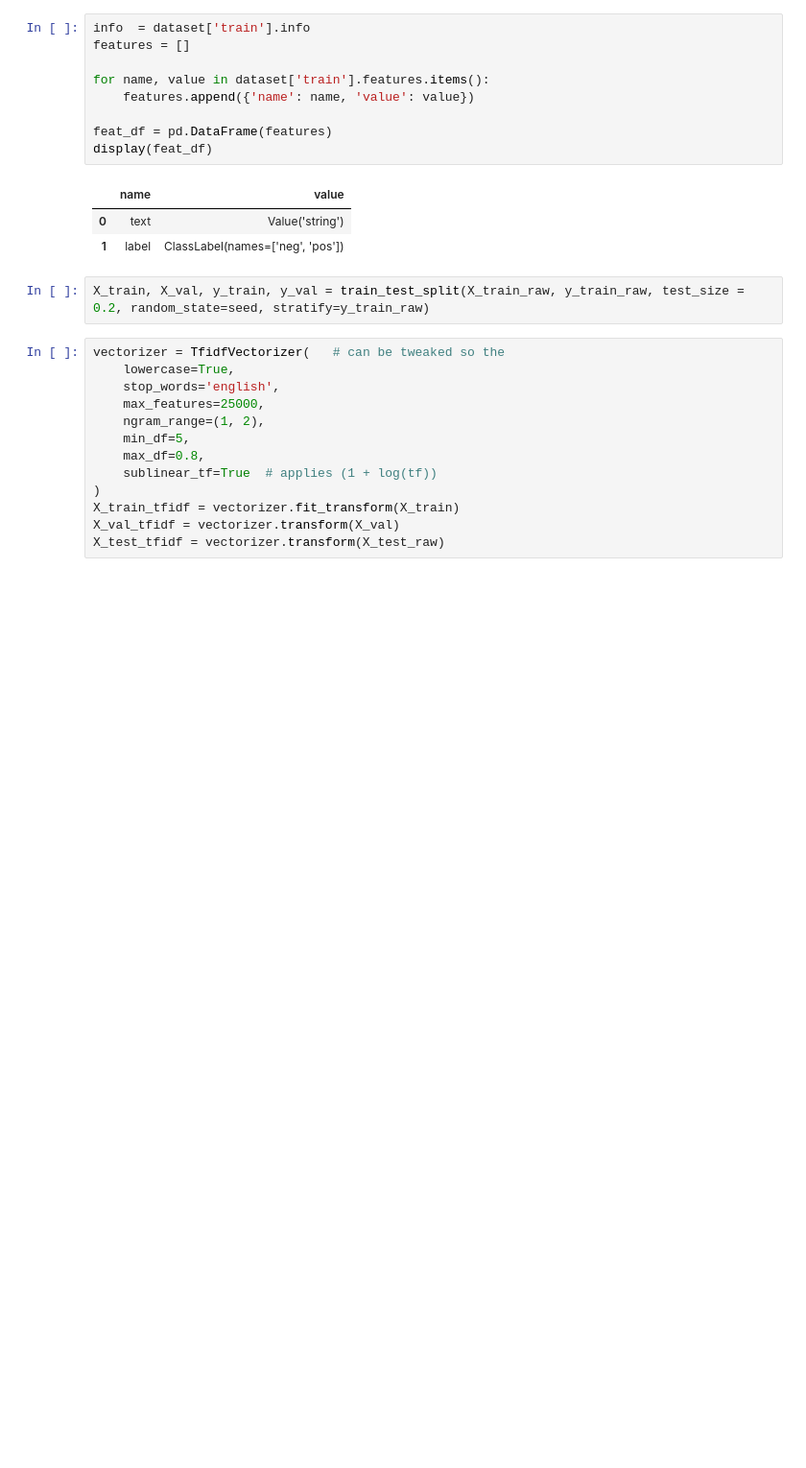
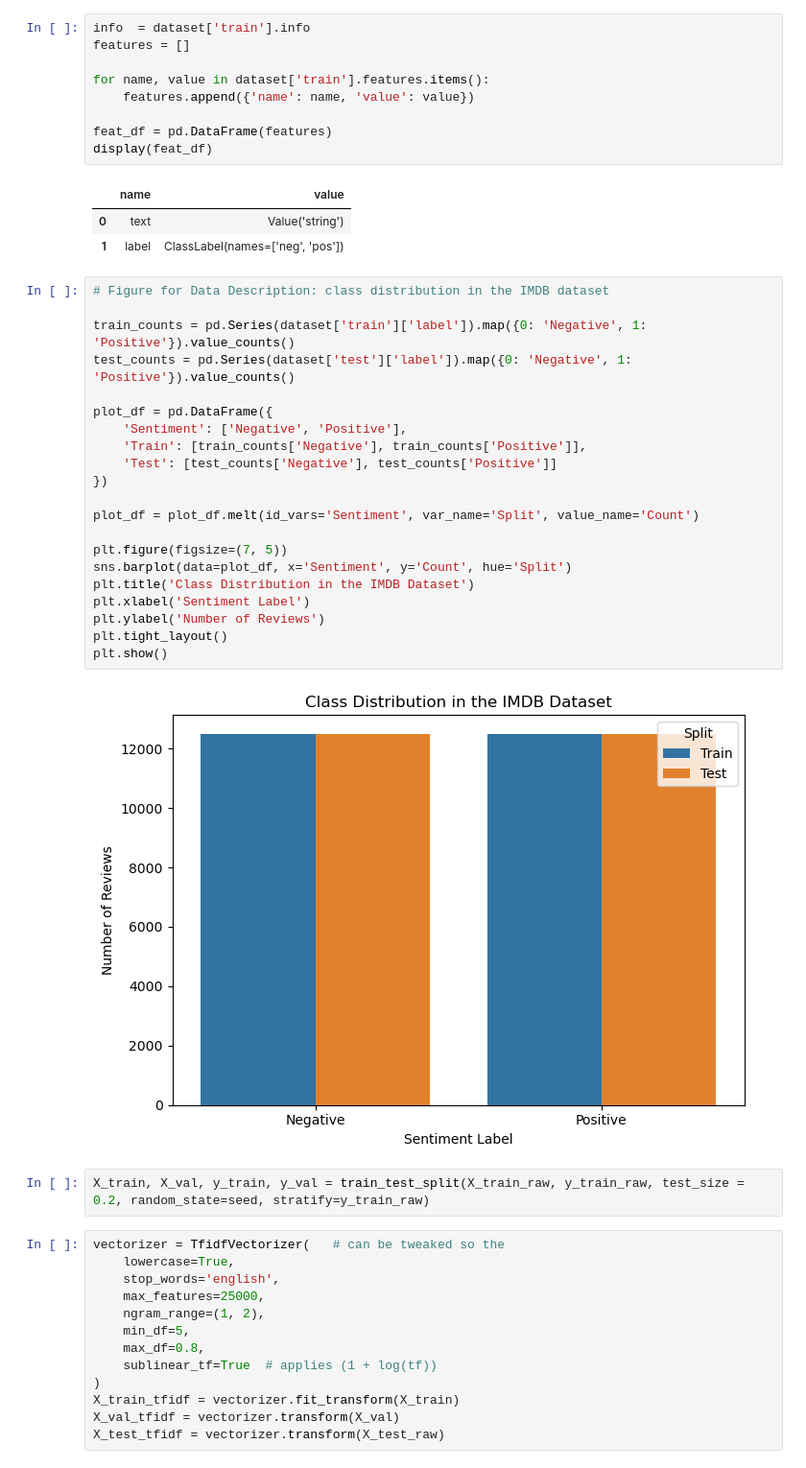
Before and after one commit to myn13/imdb-moview-review-analysis, a Jupyter notebook: imdb-analysis.ipynb, the cells around one changed output. Shown at 96% size. Drawn from its saved outputs; the diff is of its cells as text; blank space fills up the shorter version.

Commit message:
added dataset visualization figure for report

```diff
--- a/imdb-analysis.ipynb
+++ b/imdb-analysis.ipynb
@@ -109,6 +109,29 @@ display(feat_df)
 |  | name | value |
 | 0 | text | Value('string') |
 | 1 | label | ClassLabel(names=['neg', 'pos']) |
+# %%
+# Figure for Data Description: class distribution in the IMDB dataset
+
+train_counts = pd.Series(dataset['train']['label']).map({0: 'Negative', 1: 'Positive'}).value_counts()
+test_counts = pd.Series(dataset['test']['label']).map({0: 'Negative', 1: 'Positive'}).value_counts()
+
+plot_df = pd.DataFrame({
+    'Sentiment': ['Negative', 'Positive'],
+    'Train': [train_counts['Negative'], train_counts['Positive']],
+    'Test': [test_counts['Negative'], test_counts['Positive']]
+})
+
+plot_df = plot_df.melt(id_vars='Sentiment', var_name='Split', value_name='Count')
+
+plt.figure(figsize=(7, 5))
+sns.barplot(data=plot_df, x='Sentiment', y='Count', hue='Split')
+plt.title('Class Distribution in the IMDB Dataset')
+plt.xlabel('Sentiment Label')
+plt.ylabel('Number of Reviews')
+plt.tight_layout()
+plt.show()
+# %% [output]
+[figure, added]
 # %%
 X_train, X_val, y_train, y_val = train_test_split(X_train_raw, y_train_raw, test_size = 0.2, random_state=seed, stratify=y_train_raw)
 # %%
```
